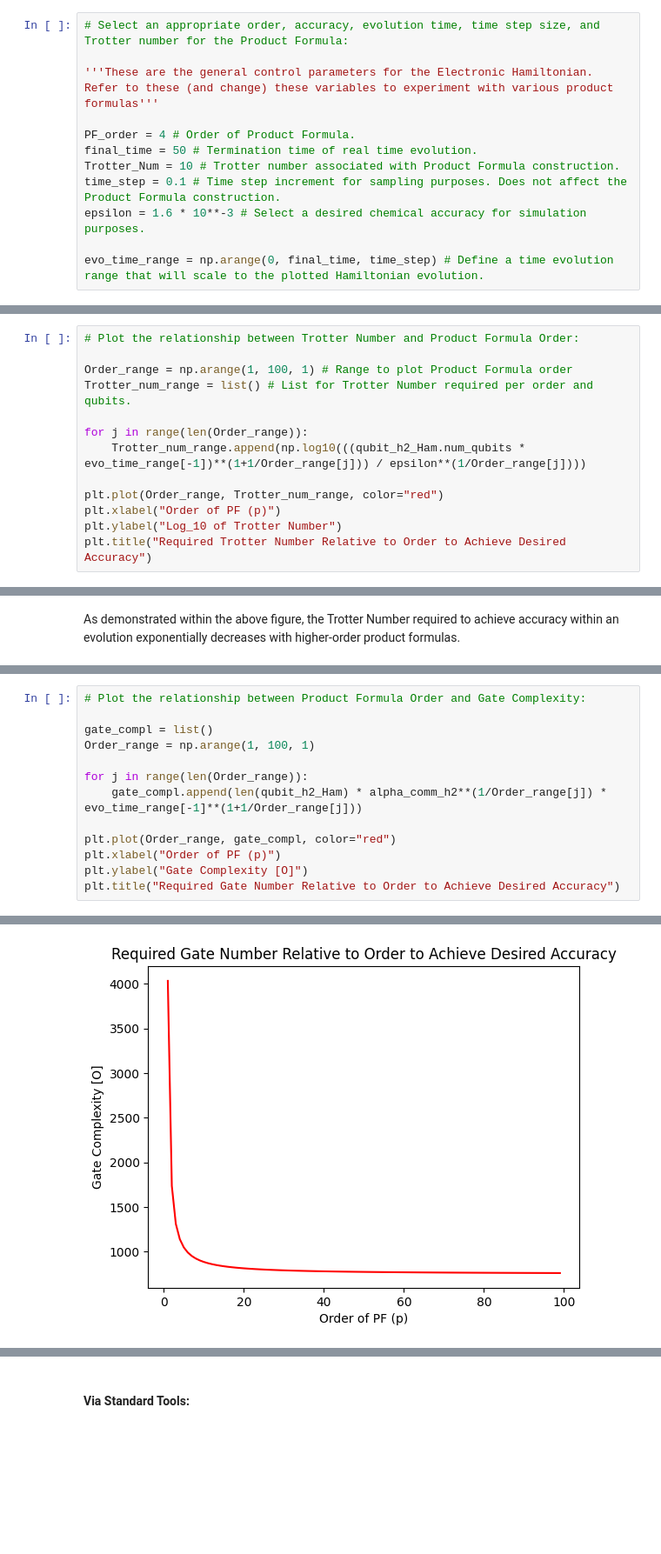
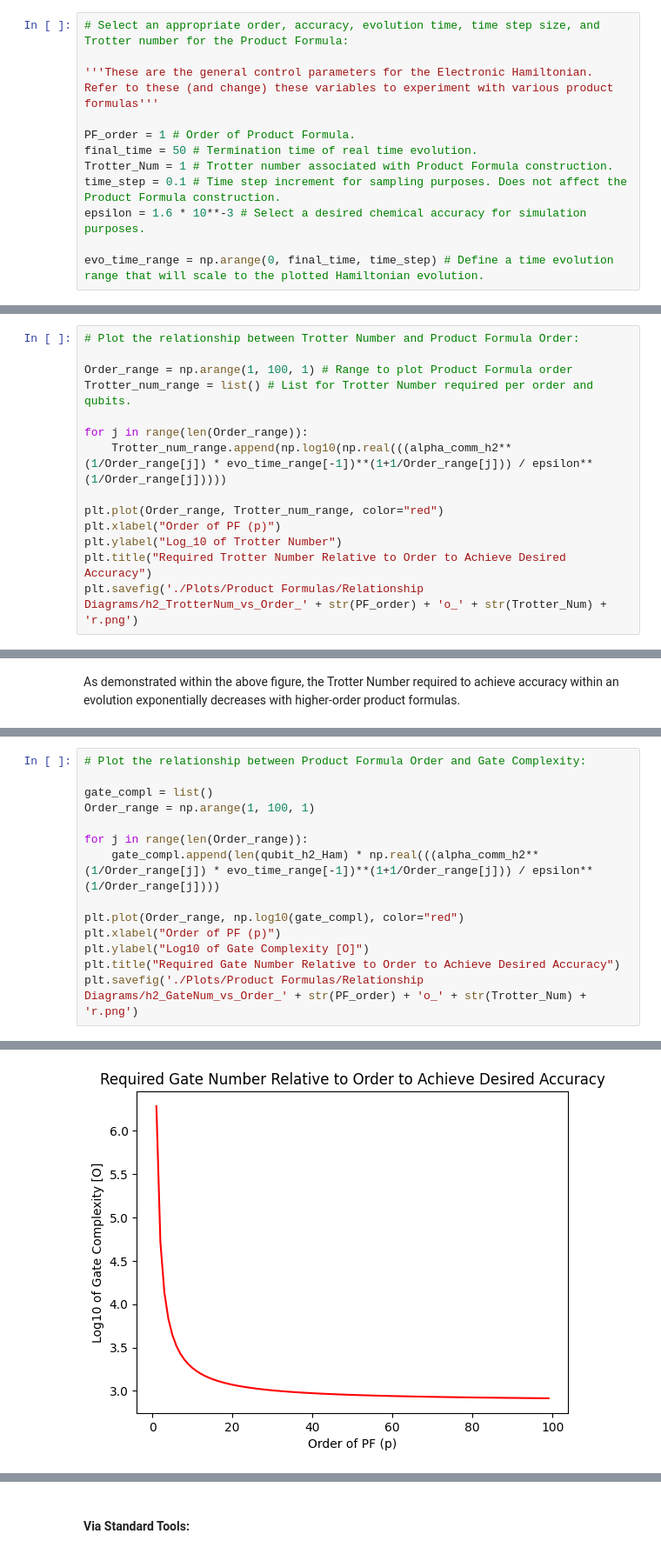
Before and after one commit to SeanSR5/PNNL_SULI_2023, a Jupyter notebook: QuantAlgos/Product-Formulas.ipynb, the cells around one changed output, grey strips where cells are left out. Shown at 87% size. Drawn from its saved outputs; the diff is of its cells as text; blank space fills up the shorter version.

```diff
--- a/QuantAlgos/Product-Formulas.ipynb
+++ b/QuantAlgos/Product-Formulas.ipynb
@@ -383,9 +392,9 @@ The cell below controls the general parameters for the qDRIFT algorithm instance
 
 '''These are the general control parameters for the Electronic Hamiltonian. Refer to these (and change) these variables to experiment with various product formulas'''
 
-PF_order = 4 # Order of Product Formula.
+PF_order = 1 # Order of Product Formula.
 final_time = 50 # Termination time of real time evolution.
-Trotter_Num = 10 # Trotter number associated with Product Formula construction.
+Trotter_Num = 1 # Trotter number associated with Product Formula construction.
 time_step = 0.1 # Time step increment for sampling purposes. Does not affect the Product Formula construction.
 epsilon = 1.6 * 10**-3 # Select a desired chemical accuracy for simulation purposes.
 
@@ -509,10 +530,11 @@ Order_range = np.arange(1, 100, 1) # Range to plot Product Formula order
 Trotter_num_range = list() # List for Trotter Number required per order and qubits.
 
 for j in range(len(Order_range)):
-    Trotter_num_range.append(np.log10(((qubit_h2_Ham.num_qubits * evo_time_range[-1])**(1+1/Order_range[j])) / epsilon**(1/Order_range[j])))
+    Trotter_num_range.append(np.log10(np.real(((alpha_comm_h2**(1/Order_range[j]) * evo_time_range[-1])**(1+1/Order_range[j])) / epsilon**(1/Order_range[j]))))
 
 plt.plot(Order_range, Trotter_num_range, color="red")
 plt.xlabel("Order of PF (p)")
 plt.ylabel("Log_10 of Trotter Number")
 plt.title("Required Trotter Number Relative to Order to Achieve Desired Accuracy")
+plt.savefig('./Plots/Product Formulas/Relationship Diagrams/h2_TrotterNum_vs_Order_' + str(PF_order) + 'o_' + str(Trotter_Num) + 'r.png')
 # %% [output]
@@ -527,10 +550,11 @@ gate_compl = list()
 Order_range = np.arange(1, 100, 1)
 
 for j in range(len(Order_range)):
-    gate_compl.append(len(qubit_h2_Ham) * alpha_comm_h2**(1/Order_range[j]) * evo_time_range[-1]**(1+1/Order_range[j]))
+    gate_compl.append(len(qubit_h2_Ham) * np.real(((alpha_comm_h2**(1/Order_range[j]) * evo_time_range[-1])**(1+1/Order_range[j])) / epsilon**(1/Order_range[j])))
 
-plt.plot(Order_range, gate_compl, color="red")
+plt.plot(Order_range, np.log10(gate_compl), color="red")
 plt.xlabel("Order of PF (p)")
-plt.ylabel("Gate Complexity [O]")
+plt.ylabel("Log10 of Gate Complexity [O]")
 plt.title("Required Gate Number Relative to Order to Achieve Desired Accuracy")
+plt.savefig('./Plots/Product Formulas/Relationship Diagrams/h2_GateNum_vs_Order_' + str(PF_order) + 'o_' + str(Trotter_Num) + 'r.png')
 # %% [output]
@@ -538 +561 @@ Text(0.5, 1.0, 'Required Gate Number Relative to Order to Achieve Desired Accura
-[figure, old version]
+[figure, new version]
```
Also changed, not shown: parts of 59 cells of this notebook, 26 other files.
